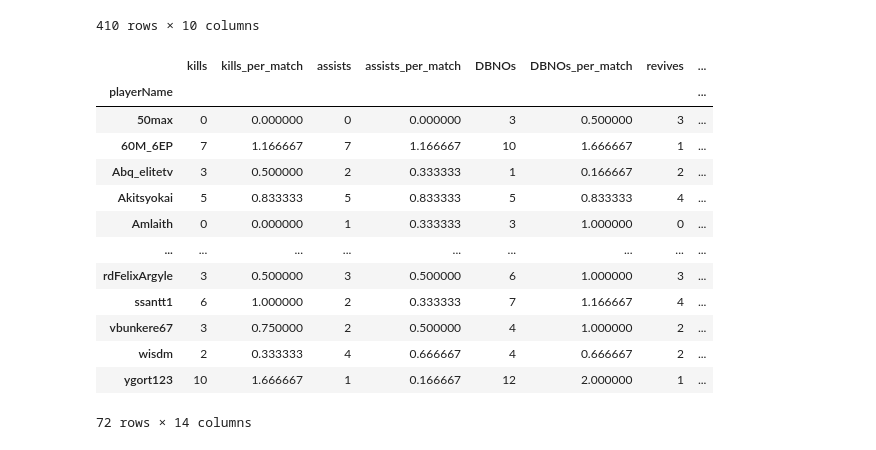
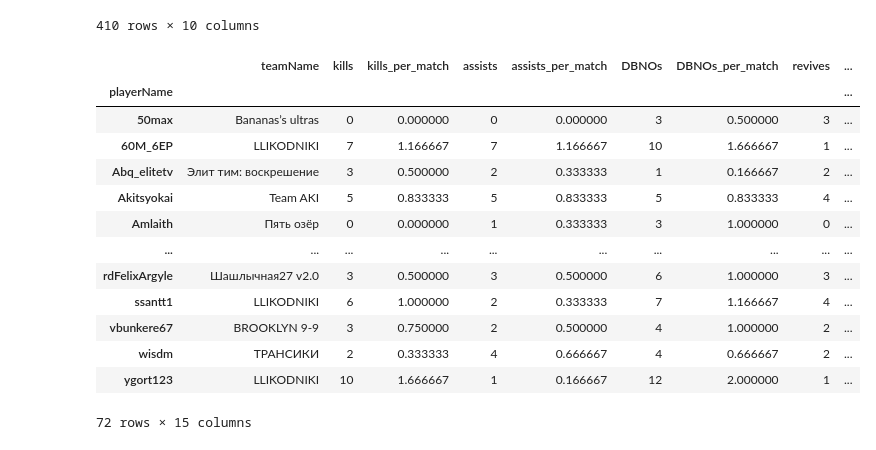
Before and after one commit to Amlaith/pubg_tournament_stats, a Jupyter notebook: test.ipynb, the cells around one changed output. Drawn from its saved outputs; the diff is of its cells as text; code cells hidden in the pictures.

Commit message:
gazcup 2a match 3

```diff
--- a/test.ipynb
+++ b/test.ipynb
@@ -1046,10 +1046,12 @@ teams = pd.read_csv('data/teams.csv')
 players_results = pd.read_csv('data/playersResults.csv')
 teams_results = pd.read_csv('data/teamsResults.csv')
 
-matches = matches[matches['tournamentId'] == 1].drop('tournamentId', axis=1)
-teams = teams[teams['tournamentId'] == 1].drop('tournamentId', axis=1)
-players_results = players_results[players_results['tournamentId'] == 1].drop('tournamentId', axis=1)
-teams_results = teams_results[teams_results['tournamentId'] == 1].drop('tournamentId', axis=1)
+tournament_id = 1
+
+matches = matches[matches['tournamentId'] == tournament_id].drop('tournamentId', axis=1)
+teams = teams[teams['tournamentId'] == tournament_id].drop('tournamentId', axis=1)
+players_results = players_results[players_results['tournamentId'] == tournament_id].drop('tournamentId', axis=1)
+teams_results = teams_results[teams_results['tournamentId'] == tournament_id].drop('tournamentId', axis=1)
 
 rank_to_points = [0, 12, 9, 7, 5, 4, 4, 3, 3, 2, 2, 2, 2, 1, 1, 1, 1, 0, 0, 0, 0, 0, 0, 0, 0]
 
@@ -1157,49 +1159,54 @@ players_results
 410 rows × 10 columns
 # %%
 players_results_agg = players_results.groupby('playerName').agg({
+        'teamId': pd.Series.mode,
         'matchNum': pd.Series.count,
         'DBNOs': pd.Series.sum,
         'assists': pd.Series.sum,
         'damageDealt': pd.Series.sum,
         'kills': pd.Series.sum,
         'longestKill': pd.Series.max,
         'revives': pd.Series.sum,
         'timeSurvived': pd.Series.sum,
     })
 
 for col in ['DBNOs', 'assists', 'damageDealt', 'kills', 'revives', 'timeSurvived']:
     players_results_agg[col + '_per_match'] = players_results_agg[col] / players_results_agg['matchNum']
 
+
+players_results_agg = players_results_agg.join(teams.set_index('teamId'), on='teamId')
+
 players_results_agg = players_results_agg[[
+        'teamName',
         'kills',
         'kills_per_match',
         'assists',
         'assists_per_match',
         'DBNOs',
         'DBNOs_per_match',
         'revives',
         'revives_per_match',
         'damageDealt',
         'damageDealt_per_match',
         'timeSurvived',
         'timeSurvived_per_match',
         'longestKill',
         'matchNum',
     ]]
 
 players_results_agg
 # %% [output]
-|  | kills | kills_per_match | assists | assists_per_match | DBNOs | DBNOs_per_match | revives | ... |
-| playerName |  |  |  |  |  |  |  | ... |
-| 50max | 0 | 0.000000 | 0 | 0.000000 | 3 | 0.500000 | 3 | ... |
-| 60M_6EP | 7 | 1.166667 | 7 | 1.166667 | 10 | 1.666667 | 1 | ... |
-| Abq_elitetv | 3 | 0.500000 | 2 | 0.333333 | 1 | 0.166667 | 2 | ... |
-| Akitsyokai | 5 | 0.833333 | 5 | 0.833333 | 5 | 0.833333 | 4 | ... |
-| Amlaith | 0 | 0.000000 | 1 | 0.333333 | 3 | 1.000000 | 0 | ... |
-| ... | ... | ... | ... | ... | ... | ... | ... | ... |
-| rdFelixArgyle | 3 | 0.500000 | 3 | 0.500000 | 6 | 1.000000 | 3 | ... |
-| ssantt1 | 6 | 1.000000 | 2 | 0.333333 | 7 | 1.166667 | 4 | ... |
-| vbunkere67 | 3 | 0.750000 | 2 | 0.500000 | 4 | 1.000000 | 2 | ... |
-| wisdm | 2 | 0.333333 | 4 | 0.666667 | 4 | 0.666667 | 2 | ... |
-| ygort123 | 10 | 1.666667 | 1 | 0.166667 | 12 | 2.000000 | 1 | ... |
+|  | teamName | kills | kills_per_match | assists | assists_per_match | DBNOs | DBNOs_per_match | revives | ... |
+| playerName |  |  |  |  |  |  |  |  | ... |
+| 50max | Bananas’s ultras | 0 | 0.000000 | 0 | 0.000000 | 3 | 0.500000 | 3 | ... |
+| 60M_6EP | LLIKODNIKI | 7 | 1.166667 | 7 | 1.166667 | 10 | 1.666667 | 1 | ... |
+| Abq_elitetv | Элит тим: воскрешение | 3 | 0.500000 | 2 | 0.333333 | 1 | 0.166667 | 2 | ... |
+| Akitsyokai | Team AKI | 5 | 0.833333 | 5 | 0.833333 | 5 | 0.833333 | 4 | ... |
+| Amlaith | Пять озёр | 0 | 0.000000 | 1 | 0.333333 | 3 | 1.000000 | 0 | ... |
+| ... | ... | ... | ... | ... | ... | ... | ... | ... | ... |
+| rdFelixArgyle | Шашлычная27 v2.0 | 3 | 0.500000 | 3 | 0.500000 | 6 | 1.000000 | 3 | ... |
+| ssantt1 | LLIKODNIKI | 6 | 1.000000 | 2 | 0.333333 | 7 | 1.166667 | 4 | ... |
+| vbunkere67 | BROOKLYN 9-9 | 3 | 0.750000 | 2 | 0.500000 | 4 | 1.000000 | 2 | ... |
+| wisdm | ТРАНСИКИ | 2 | 0.333333 | 4 | 0.666667 | 4 | 0.666667 | 2 | ... |
+| ygort123 | LLIKODNIKI | 10 | 1.666667 | 1 | 0.166667 | 12 | 2.000000 | 1 | ... |
-72 rows × 14 columns
+72 rows × 15 columns
```
Also changed, not shown: parts of 3 cells of this notebook, 4 other files.
